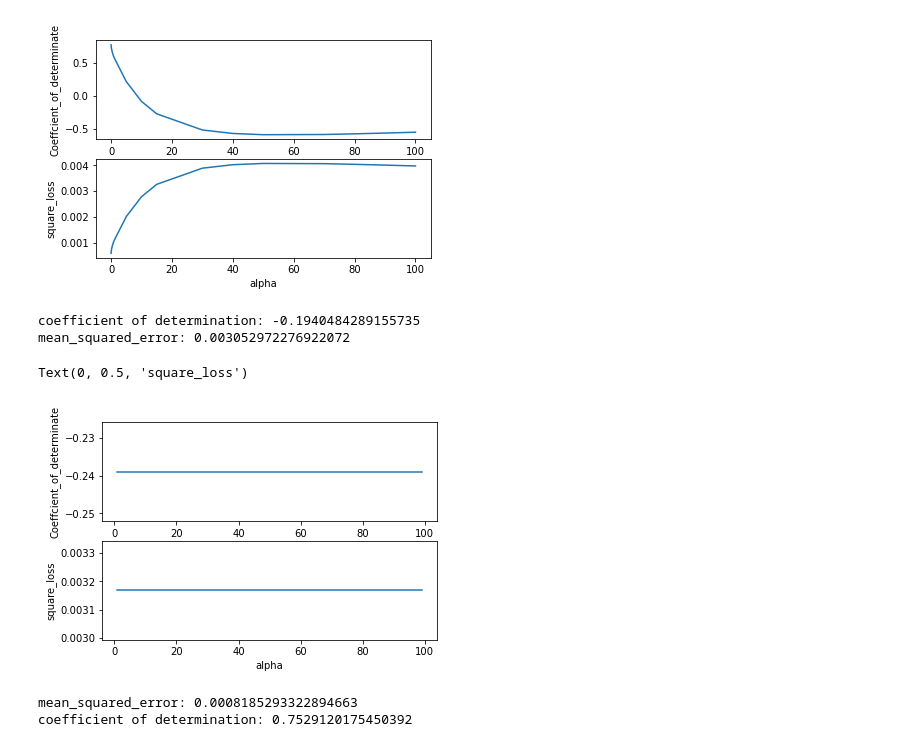
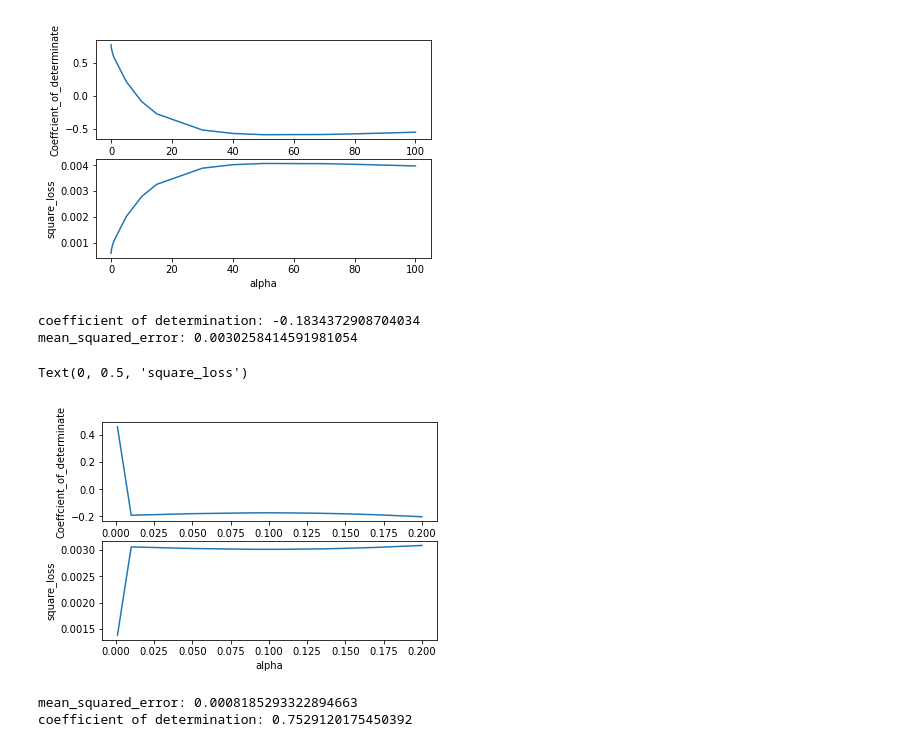
Before and after one commit to ymo6/user_ai_reliance, a Jupyter notebook: Alex's code/Linear Regression-duration.ipynb, the cells around one changed output. Drawn from its saved outputs; the diff is of its cells as text; code cells hidden in the pictures.

Commit message:
fix some small error in linear regression

```diff
--- a/Alex's code/Linear Regression-duration.ipynb
+++ b/Alex's code/Linear Regression-duration.ipynb
@@ -333,7 +389,7 @@ print(f"coefficient of determination: {cod}")
 print(f"mean_squared_error: {r_square}")
 
 #gidge research in Ridge regularization
-a = [0, 0.1, 0.2, 0.5, 0.7, 0.8, 1, 5, 10, 15, 30, 40, 50, 70, 80, 90]
+a = [0,0.001, 0.1, 0.15, 0.2, 0.5, 0.7, 0.8, 1, 5, 10, 15, 30, 40, 50, 70, 80, 90, 100]
 R_2 = []
 Y = []
 sq_loss = []
@@ -346,7 +402,6 @@ for i in a:
     Y.append(i)
     sq_loss.append(r_square)
 
-
 plt.subplot(2, 1, 1)
 plt.plot(Y,R_2)
 plt.xlabel("alpha")
@@ -363,19 +418,20 @@ Text(0, 0.5, 'square_loss')
 # %%
 from sklearn.linear_model import Lasso
 
+
 #best
-reg = Lasso(alpha=0.1).fit(x_train,y_train)
+reg = Lasso(alpha=0.15).fit(x_train,y_train)
 y_hat = reg.predict(x_test)
 r_square = mean_squared_error(y_test, y_hat)
 cod = reg.score(x_test,y_test)
 print(f"coefficient of determination: {cod}")
 print(f"mean_squared_error: {r_square}")
 
+a = [0.001,0.01, 0.04, 0.05, 0.09, 0.1, 0.11, 0.13, 0.14, 0.15, 0.17, 0.2]
 R_2 = []
 Y = []
 sq_loss = []
-#Lasso regularization
-for i in range(1,100,1):
+for i in a:
     reg = Lasso(alpha=i).fit(x_train,y_train)
     y_hat = reg.predict(x_test)
     r_square = mean_squared_error(y_test, y_hat)
@@ -480,7 +536,7 @@ print(f"coefficient of determination: {cod}")
 print(f"mean_squared_error: {r_square}")
 
 #gidge research in Ridge regularization
-a = [0, 0.1, 0.2, 0.5, 0.7, 0.8, 1, 5, 10, 15, 30, 40, 50, 70, 80, 90, 100]
+a = [0,0.001, 0.1, 0.15, 0.2, 0.5, 0.7, 0.8, 1, 5, 10, 15, 30, 40, 50, 70, 80, 90, 100]
 R_2 = []
 Y = []
 sq_loss = []
@@ -509,40 +565,43 @@ Text(0, 0.5, 'square_loss')
 # %%
 from sklearn.linear_model import Lasso
 
+
 #best
-reg = Lasso(alpha=0.01).fit(x_train,y_train)
+reg = Lasso(alpha=0.15).fit(x_train,y_train)
 y_hat = reg.predict(x_test)
 r_square = mean_squared_error(y_test, y_hat)
 cod = reg.score(x_test,y_test)
 print(f"coefficient of determination: {cod}")
 print(f"mean_squared_error: {r_square}")
 
+a = [0.001,0.01, 0.04, 0.05, 0.09, 0.1, 0.11, 0.13, 0.14, 0.15, 0.17, 0.2]
 R_2 = []
 Y = []
 sq_loss = []
-#Lasso regularization
-for i in range(1,100,1):
+for i in a:
     reg = Lasso(alpha=i).fit(x_train,y_train)
     y_hat = reg.predict(x_test)
     r_square = mean_squared_error(y_test, y_hat)
     cod = reg.score(x_test,y_test)
     R_2.append(cod)
     Y.append(i)
     sq_loss.append(r_square)
+
+
 
 plt.subplot(2, 1, 1)
 plt.plot(Y,R_2)
 plt.xlabel("alpha")
 plt.ylabel("Coeffcient_of_determinate")
 plt.subplot(2, 1, 2)
 plt.plot(Y,sq_loss)
 plt.xlabel("alpha")
 plt.ylabel("square_loss")
 # %% [output]
-coefficient of determination: -0.1940484289155735
-mean_squared_error: 0.003052972276922072
+coefficient of determination: -0.1834372908704034
+mean_squared_error: 0.0030258414591981054
 Text(0, 0.5, 'square_loss')
-[figure, old version]
+[figure, new version]
 # %%
 #using only counts
 y = pd.read_excel(path + 'features.xlsx', usecols=['percent_gaze_duration_on_ai'])
```
Also changed, not shown: parts of 19 cells of this notebook, 2 other files.
